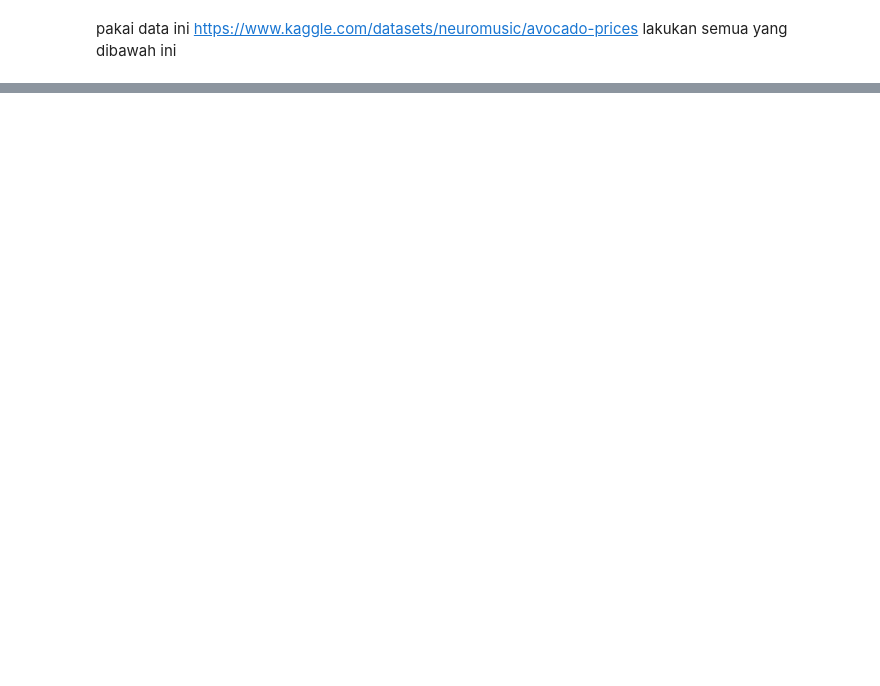
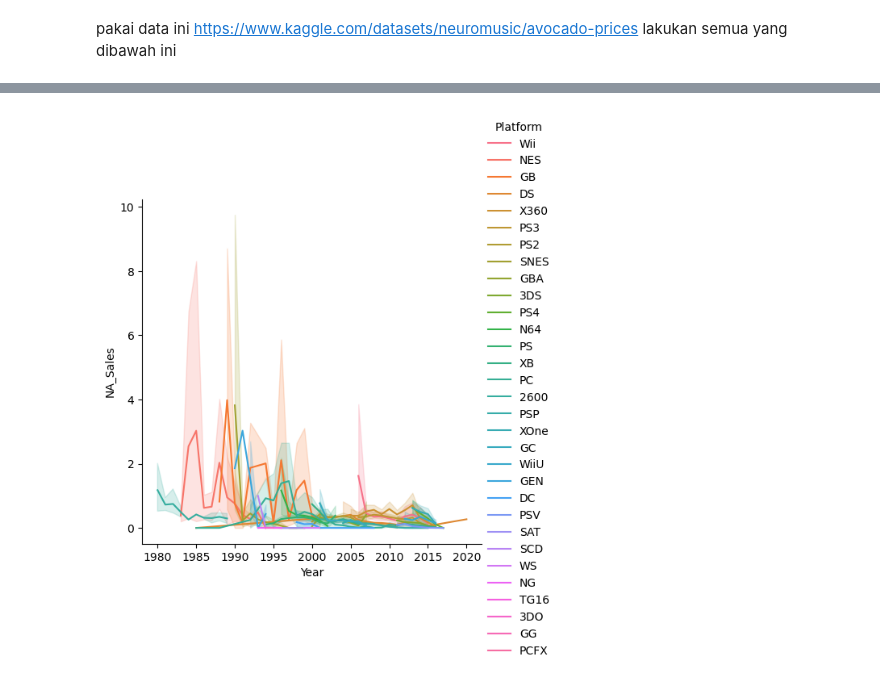
Before and after one commit to wirarama/bigdata2022, a Jupyter notebook: SeabornTutorial.ipynb, the cells around one changed output, grey strips where cells are left out. Drawn from its saved outputs; the diff is of its cells as text; code cells hidden in the pictures; blank space fills up the shorter version.

```diff
--- a/SeabornTutorial.ipynb
+++ b/SeabornTutorial.ipynb
@@ -157 +77,5 @@ ax = sns.scatterplot(data=df,x="Global_Sales", y="JP_Sales")
+# %%
+ax = sns.relplot(data=df,x='Year', y='NA_Sales',hue='Platform',kind="line")
+# %% [output]
+[figure, added]
 # %%
```
Also changed, not shown: parts of 17 cells of this notebook, 5 other files.
